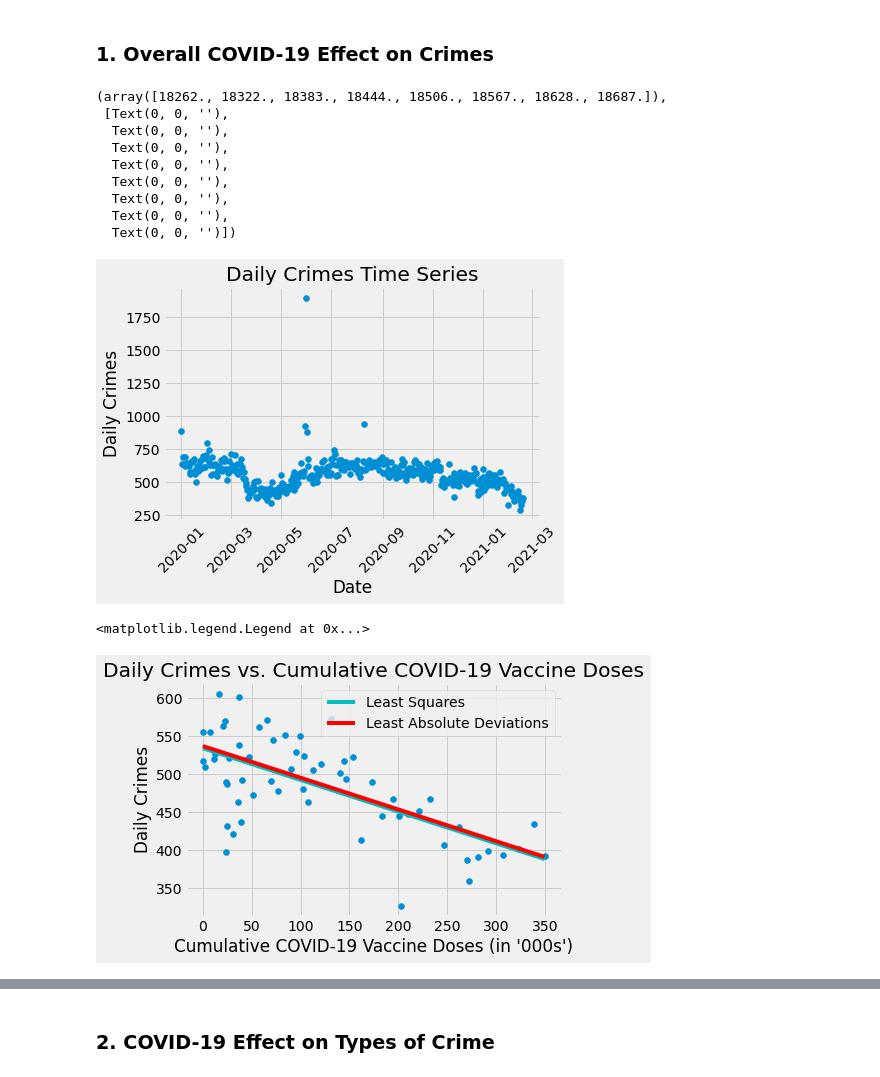
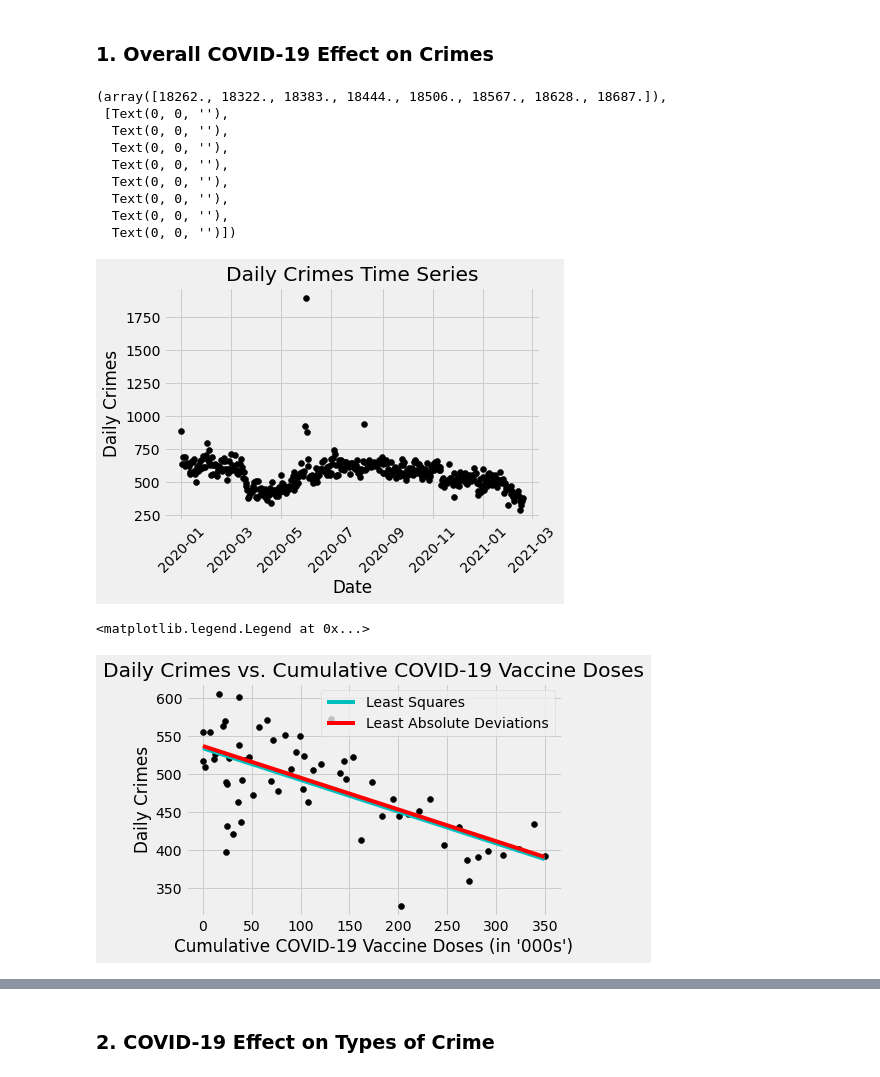
Before and after one commit to jamesyoung4/chi_covid_analysis, a Jupyter notebook: chi_covid_analysis.ipynb, the cells around one changed output, grey strips where cells are left out. Cells and saved outputs as stored; diff of their text form; code cells hidden in the pictures.

```diff
--- a/chi_covid_analysis.ipynb
+++ b/chi_covid_analysis.ipynb
@@ -156,24 +156,24 @@ c19_crime_df = c19_crime_df.dropna(axis=0)
 # %%
 # crime time series
 x = crimeft_df['Date']
 y = crimeft_df['Crimes']
 
-plots.scatter(x, y)
+plots.scatter(x, y, c='black')
 plots.xlabel('Date')
 plots.ylabel('Daily Crimes')
 plots.title('Daily Crimes Time Series')
 plots.xticks(rotation = 45)
 # %% [output]
 (array([18262., 18322., 18383., 18444., 18506., 18567., 18628., 18687.]),
  [Text(0, 0, ''),
   Text(0, 0, ''),
   Text(0, 0, ''),
   Text(0, 0, ''),
   Text(0, 0, ''),
   Text(0, 0, ''),
   Text(0, 0, ''),
   Text(0, 0, '')])
-[figure, old version]
+[figure, new version]
 # %%
 # regression functions
 
@@ -198,7 +198,7 @@ def line_mae(x,y):
 x = vax_crime_df['Total Doses - Cumulative (in \'000s\')']
 y = vax_crime_df['Crimes']
 
-plots.scatter(x,y)
+plots.scatter(x,y, c='black')
 plots.xlabel('Cumulative COVID-19 Vaccine Doses (in \'000s\')')
 plots.ylabel('Daily Crimes')
 plots.title('Daily Crimes vs. Cumulative COVID-19 Vaccine Doses')
@@ -207,7 +207,7 @@ plots.plot(x,line_mae(x,y)[0]*x+line_mae(x,y)[1], 'r')
 plots.legend(['Least Squares','Least Absolute Deviations'])
 # %% [output]
 <matplotlib.legend.Legend at 0x...>
-[figure, old version]
+[figure, new version]
 # %%
 x = sm.add_constant(x)
 model = sm.OLS(y, x)
```
Also changed, not shown: parts of 17 cells of this notebook.
